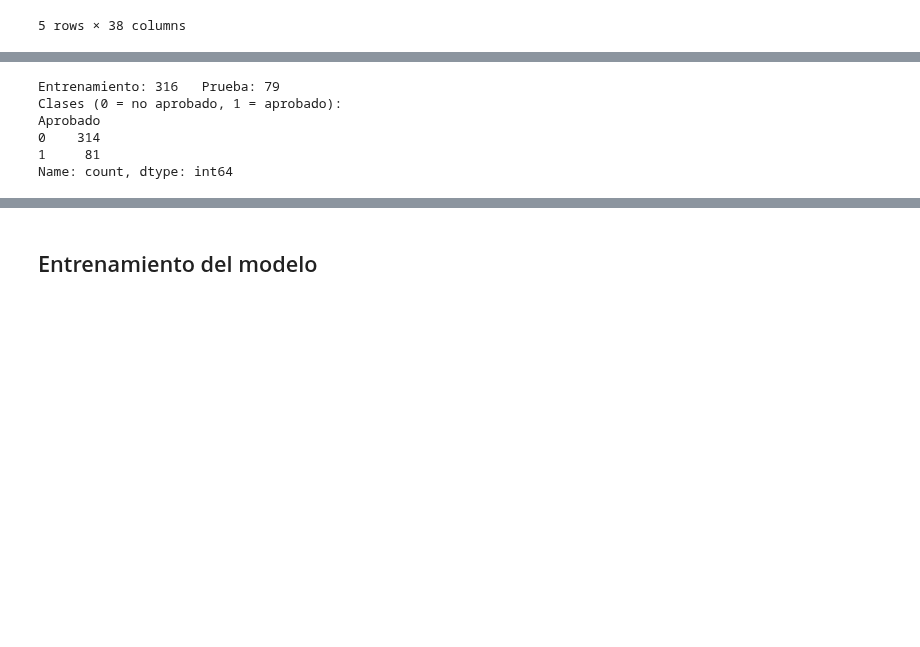
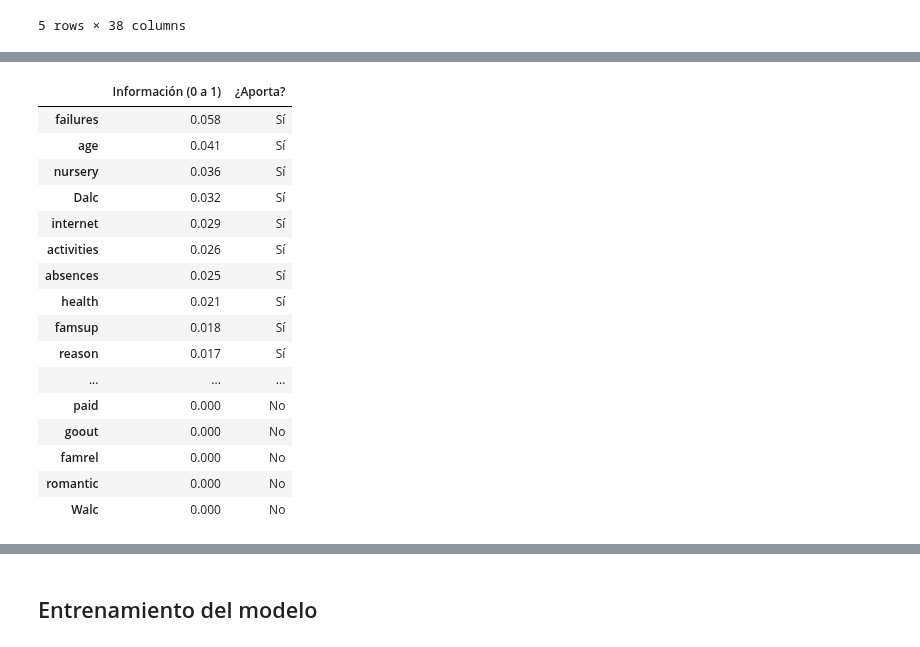
Before and after one commit to GabrielSerranoUCR/proyecto-pruebas, a Jupyter notebook: training/notebooks/Aprobacion_de_curso_training_model.ipynb, the cells around one changed output, grey strips where cells are left out. Saved outputs shown, nothing was run; the diff lists cells and outputs as text; code cells hidden in the pictures; blank space fills up the shorter version.

Commit message:
feat: se ajustan las columnas a solo las necesarias

```diff
--- a/training/notebooks/Aprobacion_de_curso_training_model.ipynb
+++ b/training/notebooks/Aprobacion_de_curso_training_model.ipynb
@@ -308,21 +321,47 @@ memory usage: 117.8 KB
 
 Se considera aprobado al estudiante con un `Total` de 70 o más (equivalente a 7/10).
 # %%
+from sklearn.feature_selection import mutual_info_classif
+
+# Columnas que no se usan como entrada: son las notas y el resultado final
+COLUMNAS_NOTAS = ['G1', 'Homework', 'G2', 'Quizzes', 'G3', 'Test', 'Total']
+
+# Todas las demás columnas son candidatas (información previa del estudiante)
+columnas_candidatas = [
+    columna for columna in students_df.columns
+    if columna not in COLUMNAS_NOTAS + ['Aprobado']
+]
+
 y = students_df['Aprobado']
-X = students_df.drop(columns=['Aprobado', 'Total'])
+X_candidatas = students_df[columnas_candidatas].astype(float)
 
-# Separación de los datos en subconjuntos de entrenamiento y prueba
-X_train, X_test, y_train, y_test = train_test_split(
-  X, y, test_size=0.2, random_state=42, stratify=y
-)
+# Puntuación de 0 a 1: cuánta información aporta cada columna
+informacion = pd.Series(
+    mutual_info_classif(X_candidatas.fillna(X_candidatas.median()), y, random_state=42),
+    index=columnas_candidatas
+).sort_values(ascending=False)
 
-print(f'Entrenamiento: {len(X_train)}   Prueba: {len(X_test)}')
-print('Clases (0 = no aprobado, 1 = aprobado):')
-print(y.value_counts().sort_index())
+importancia_variables = pd.DataFrame({
+    'Información (0 a 1)': informacion.round(3),
+    '¿Aporta?': np.where(informacion > 0.0001, 'Sí', 'No')
+})
+
+importancia_variables
 # %% [output]
-Entrenamiento: 316   Prueba: 79
-Clases (0 = no aprobado, 1 = aprobado):
-Aprobado
-0    314
-1     81
-Name: count, dtype: int64
+|  | Información (0 a 1) | ¿Aporta? |
+| failures | 0.058 | Sí |
+| age | 0.041 | Sí |
+| nursery | 0.036 | Sí |
+| Dalc | 0.032 | Sí |
+| internet | 0.029 | Sí |
+| activities | 0.026 | Sí |
+| absences | 0.025 | Sí |
+| health | 0.021 | Sí |
+| famsup | 0.018 | Sí |
+| reason | 0.017 | Sí |
+| ... | ... | ... |
+| paid | 0.000 | No |
+| goout | 0.000 | No |
+| famrel | 0.000 | No |
+| romantic | 0.000 | No |
+| Walc | 0.000 | No |
```
Also changed, not shown: parts of 17 cells of this notebook.
